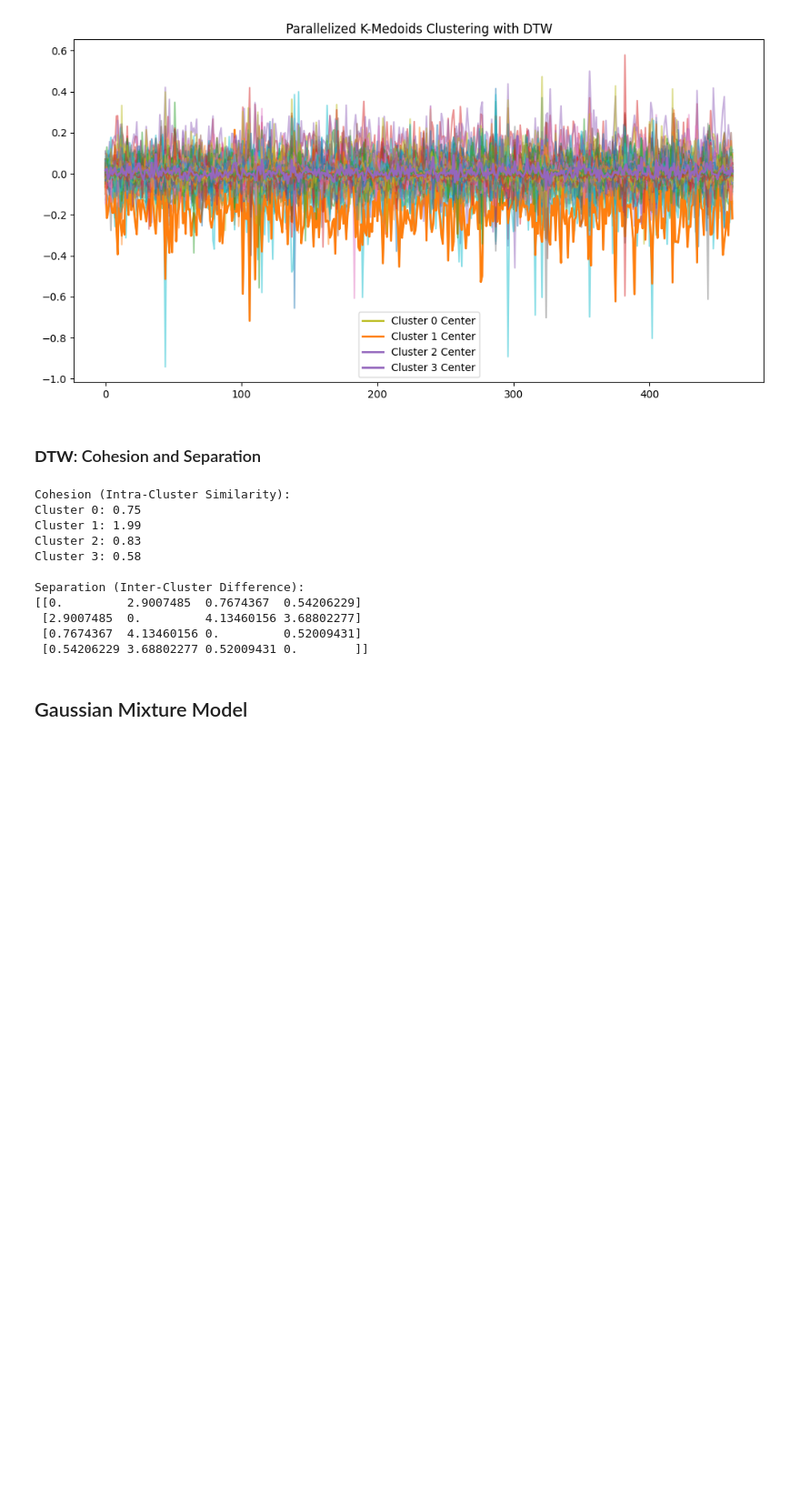
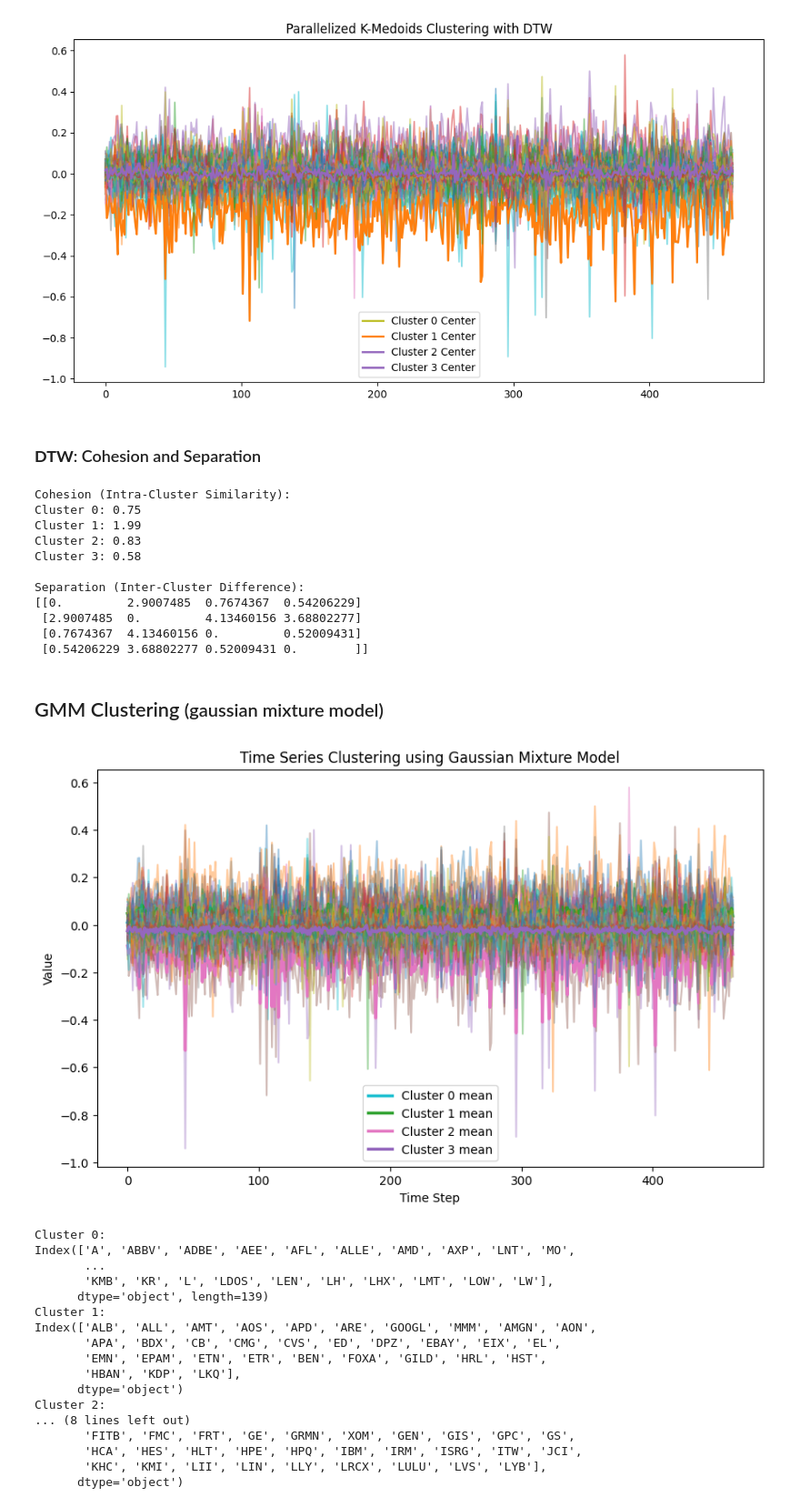
Before and after one commit to paulprayer110/stockprediction, a Jupyter notebook: TimeSeriesClustering.ipynb, the cells around one changed output. Shown: that part at 91% size. Cells and saved outputs as stored; diff of their text form; code cells hidden in the pictures; blank space fills up the shorter version.

```diff
--- a/TimeSeriesClustering.ipynb
+++ b/TimeSeriesClustering.ipynb
@@ -374,8 +374,8 @@ Separation (Inter-Cluster Difference):
  [2.9007485  0.         4.13460156 3.68802277]
  [0.7674367  4.13460156 0.         0.52009431]
  [0.54206229 3.68802277 0.52009431 0.        ]]
-# %% [markdown]
-## Gaussian Mixture Model
+# %% [markdown]
+## GMM Clustering <span style="font-size:20px">(gaussian mixture model)</span>
 # %%
 import numpy as np
 from sklearn.mixture import GaussianMixture
@@ -439,40 +439,85 @@ class TimeSeriesVisualizer:
     def plot_clusters(time_series_data, labels, num_clusters):
         plt.figure(figsize=(10, 6))
         for cluster in range(num_clusters):
             cluster_indices = np.where(labels == cluster)[0]
-            for idx in cluster_indices:
-                plt.plot(time_series_data[idx], alpha=0.6)
-            plt.plot(
-                np.mean(time_series_data[cluster_indices], axis=0),
-                label=f'Cluster {cluster} mean',
-                linewidth=2.5
-            )
+            cluster_data = time_series_data[cluster_indices]  # Select time series for this cluster
+
+            # Plot each time series in the cluster
+            for time_series in cluster_data:
+                plt.plot(time_series, alpha=0.4)
+
+            # Calculate and plot the mean time series
+            cluster_mean = np.mean(cluster_data, axis=0)  # Mean of all series in this cluster
+            plt.plot(cluster_mean, label=f'Cluster {cluster} mean', linewidth=2.5)
+
+        # Add plot labels and legend
         plt.title("Time Series Clustering using Gaussian Mixture Model")
         plt.xlabel("Time Step")
         plt.ylabel("Value")
         plt.legend()
         plt.show()
 
+
 # Step 5: Putting it All Together in a Pipeline
 if __name__ == '__main__':
     # Configuration
     num_series = 50       # Number of time series
     num_points = 100      # Length of each time series
-    num_clusters = 3      # Desired number of clusters
+    num_clusters = 4      # Desired number of clusters
 
     # 1. Generate synthetic time series data
     generator = TimeSeriesGenerator(num_series=num_series, num_points=num_points)
-    time_series_data = generator.generate()
-
+    # time_series_data = generator.generate()
+    time_series_data = rets['weekly_log']
+    time_series_data = np.array([row.values for _, row in time_series_data.iterrows()])
     # 2. Preprocess data
     preprocessor = TimeSeriesPreprocessor()
     scaled_data = preprocessor.fit_transform(time_series_data)
 
     # 3. Perform clustering using Gaussian Mixture Model
     clusterer = GMMClusterer(num_clusters=num_clusters)
     clusterer.fit(scaled_data)
     labels = clusterer.predict(scaled_data)
 
     # 4. Visualize clusters
     visualizer = TimeSeriesVisualizer()
     visualizer.plot_clusters(time_series_data, labels, num_clusters)
+
+
+# Assuming 'rets' is a DataFrame where tickers are the index
+tickers = rets['weekly_log'].columns  # Retrieve the tickers (row labels) from the DataFrame
+
+# Step 1: Perform clustering (as before)
+labels = clusterer.predict(scaled_data)
+
+# Step 2: Create a mapping of tickers to clusters
+ClusterDict_GMM = {}
+for cluster in range(num_clusters):
+    # Get the indices of time series that belong to this cluster
+    cluster_indices = np.where(labels == cluster)[0]
+    # Map each cluster to its corresponding tickers
+    ClusterDict_GMM[cluster] = tickers[cluster_indices]
+
+# Output the mapping of clusters to tickers
+for cluster, cluster_tickers in ClusterDict_GMM.items():
+    print(f"Cluster {cluster}:")
+    print(cluster_tickers)
+# %% [output]
+[figure, added]
+Cluster 0:
+Index(['A', 'ABBV', 'ADBE', 'AEE', 'AFL', 'ALLE', 'AMD', 'AXP', 'LNT', 'MO',
+       ...
+       'KMB', 'KR', 'L', 'LDOS', 'LEN', 'LH', 'LHX', 'LMT', 'LOW', 'LW'],
+      dtype='object', length=139)
+Cluster 1:
+Index(['ALB', 'ALL', 'AMT', 'AOS', 'APD', 'ARE', 'GOOGL', 'MMM', 'AMGN', 'AON',
+       'APA', 'BDX', 'CB', 'CMG', 'CVS', 'ED', 'DPZ', 'EBAY', 'EIX', 'EL',
+       'EMN', 'EPAM', 'ETN', 'ETR', 'BEN', 'FOXA', 'GILD', 'HRL', 'HST',
+       'HBAN', 'KDP', 'LKQ'],
+      dtype='object')
+Cluster 2:
+... (8 lines left out)
+       'FITB', 'FMC', 'FRT', 'GE', 'GRMN', 'XOM', 'GEN', 'GIS', 'GPC', 'GS',
+       'HCA', 'HES', 'HLT', 'HPE', 'HPQ', 'IBM', 'IRM', 'ISRG', 'ITW', 'JCI',
+       'KHC', 'KMI', 'LII', 'LIN', 'LLY', 'LRCX', 'LULU', 'LVS', 'LYB'],
+      dtype='object')
```
Also changed, not shown: parts of 3 cells of this notebook.
